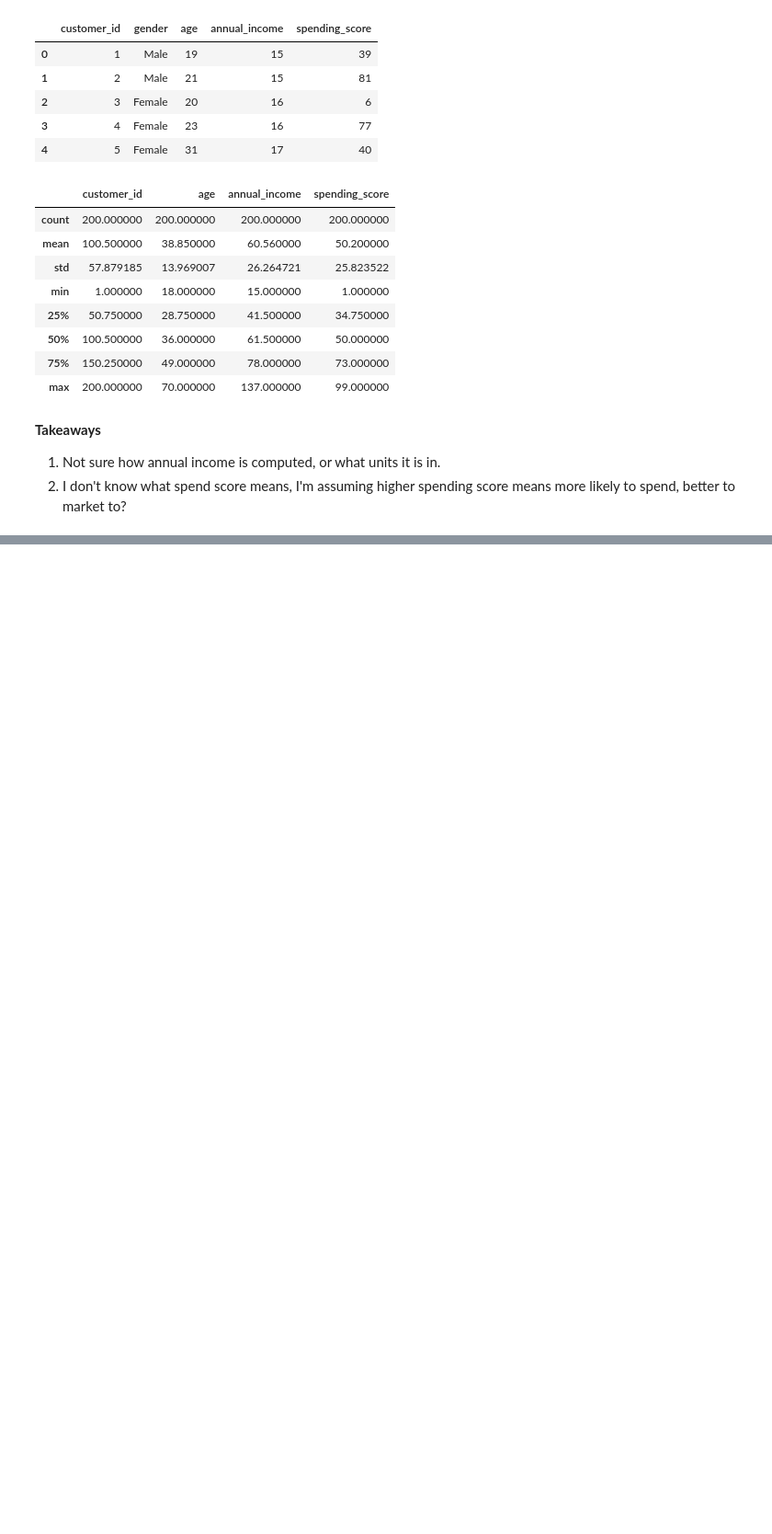
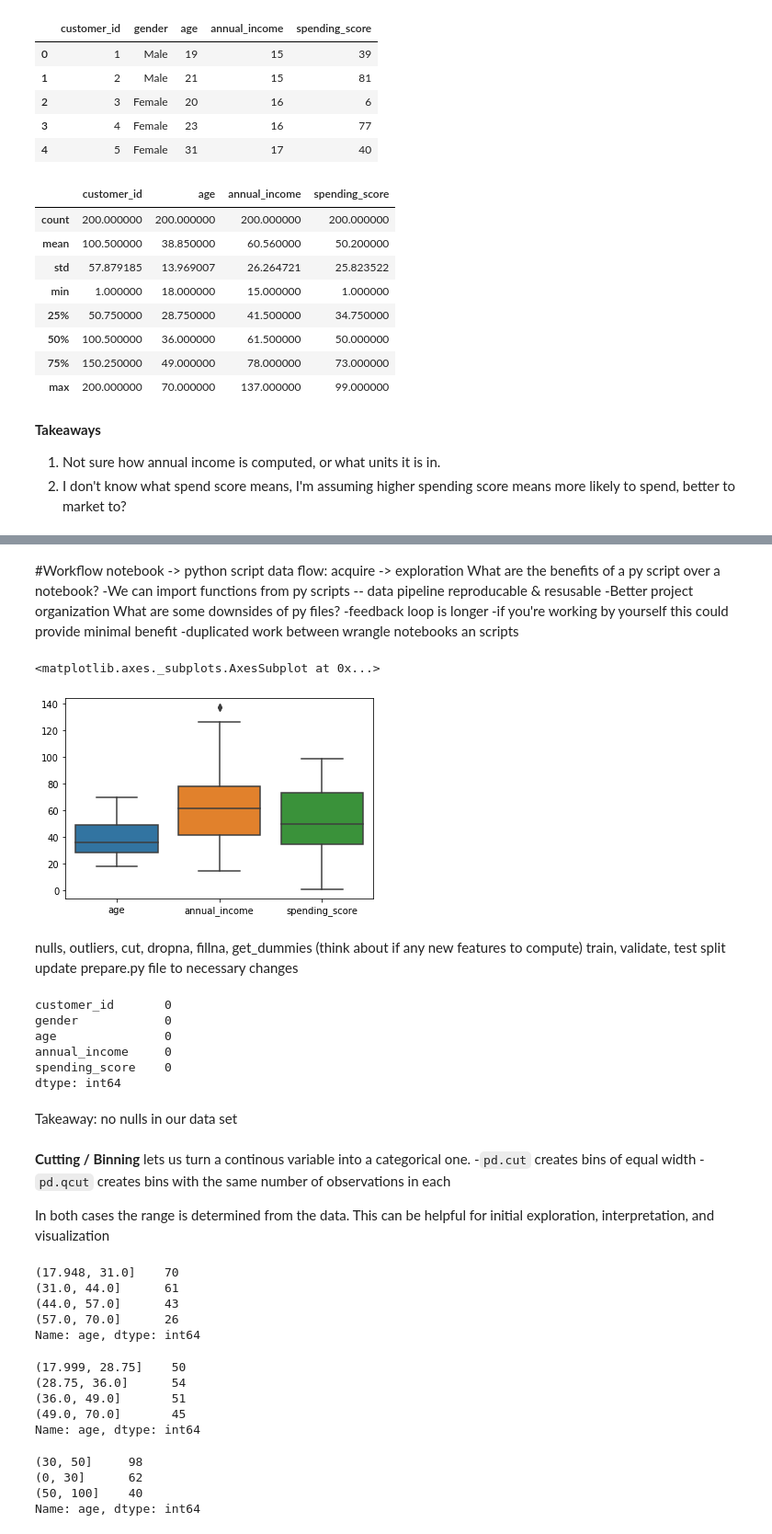
Before and after one commit to matt-c-knight/regression_exercises, a Jupyter notebook: wrangle.ipynb, the cells around one changed output, grey strips where cells are left out. Shown at 92% size. Drawn from its saved outputs; the diff is of its cells as text; code cells hidden in the pictures; blank space fills up the shorter version.

Commit message:
finished wrangle exercises

```diff
--- a/wrangle.ipynb
+++ b/wrangle.ipynb
@@ -58,0 +62,60 @@ plt.hist(df.age)
+# %% [markdown]
+#Workflow
+notebook -> python script
+data flow: acquire -> exploration
+What are the benefits of a py script over a notebook?
+    -We can import functions from py scripts -- data pipeline reproducable & resusable
+    -Better project organization
+What are some downsides of py files?
+    -feedback loop is longer
+    -if you're working by yourself this could provide minimal benefit
+    -duplicated work between wrangle notebooks an scripts
+# %%
+sns.boxplot(data=df[['age', 'annual_income','spending_score']])
+# %% [output]
+<matplotlib.axes._subplots.AxesSubplot at 0x...>
+[figure, added]
+# %% [markdown]
+nulls, outliers, cut, dropna, fillna, get_dummies (think about if any new features to compute) train, validate, test split
+update prepare.py file to necessary changes
+# %%
+df.isna().sum()
+# %% [output]
+customer_id       0
+gender            0
+age               0
+annual_income     0
+spending_score    0
+dtype: int64
+# %% [markdown]
+ Takeaway: no nulls in our data set
+# %% [markdown]
+**Cutting / Binning** lets us turn a continous variable into a categorical one.
+    -`pd.cut` creates bins of equal width
+    -`pd.qcut` creates bins with the same number of observations in each
+
+   In both cases the range is determined from the data.
+   This can be helpful for initial exploration, interpretation, and visualization
+# %%
+pd.cut(df.age, bins=4).value_counts()
+# %% [output]
+(17.948, 31.0]    70
+(31.0, 44.0]      61
+(44.0, 57.0]      43
+(57.0, 70.0]      26
+Name: age, dtype: int64
+# %%
+pd.qcut(df.age, 4).value_counts().sort_index()
+# %% [output]
+(17.999, 28.75]    50
+(28.75, 36.0]      54
+(36.0, 49.0]       51
+(49.0, 70.0]       45
+Name: age, dtype: int64
+# %%
+pd.cut(df.age, bins=[0,30,50,100]).value_counts()
+# %% [output]
+(30, 50]     98
+(0, 30]      62
+(50, 100]    40
+Name: age, dtype: int64
```
Also changed, not shown: parts of 22 cells of this notebook, 4 other files.
